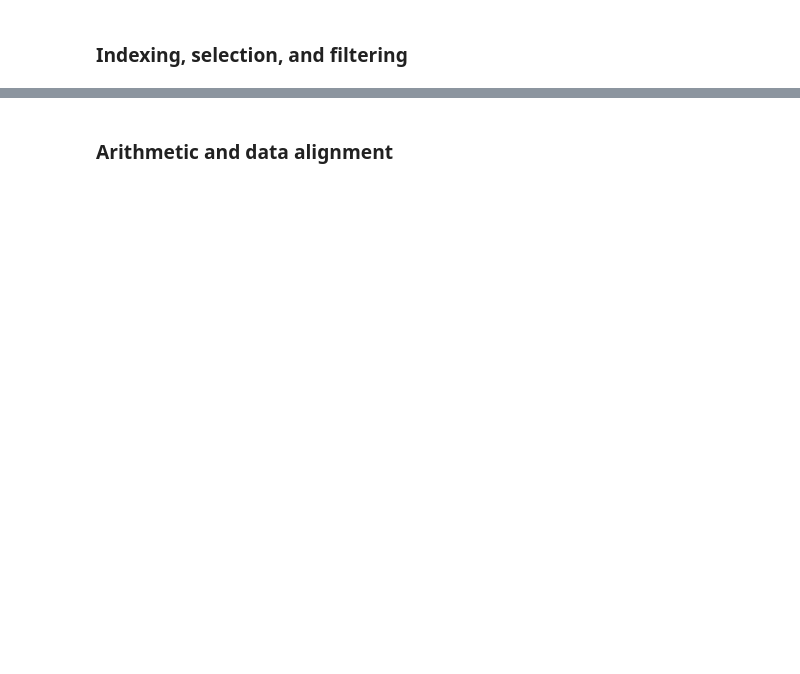
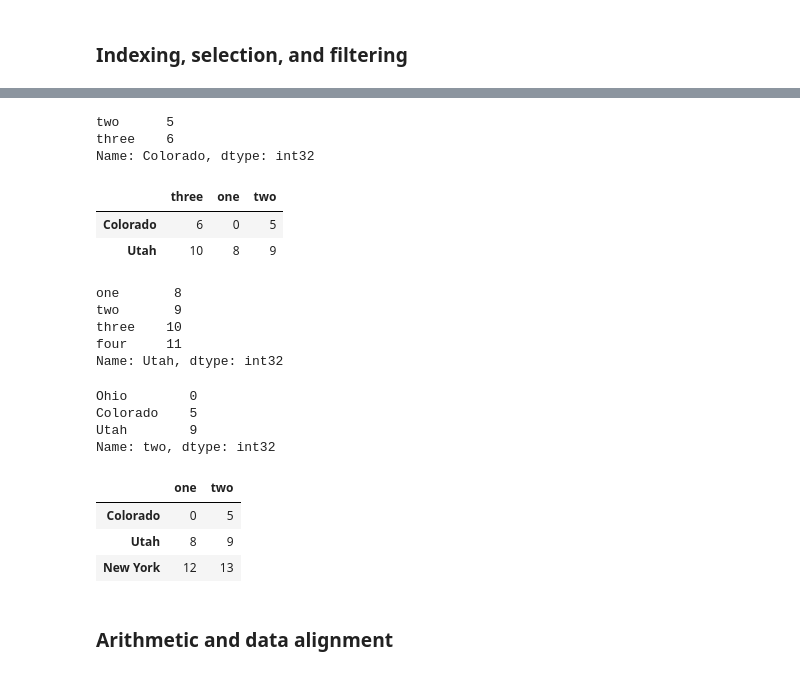
Before and after one commit to ferrerooo/DataScience, a Jupyter notebook: Book_PythonForDataAnalysis/ch05_Pandas.ipynb, the cells around one changed output, grey strips where cells are left out. Drawn from its saved outputs; the diff is of its cells as text; code cells hidden in the pictures; blank space fills up the shorter version.

```diff
--- a/Book_PythonForDataAnalysis/ch05_Pandas.ipynb
+++ b/Book_PythonForDataAnalysis/ch05_Pandas.ipynb
@@ -490,2 +632,6 @@ data
 # %%
-data.ix['Colorado', ['two', 'three']]
+data.loc['Colorado', ['two', 'three']]
+# %% [output]
+two      5
+three    6
+Name: Colorado, dtype: int32
@@ -496,7 +638,31 @@ data.ix[2]
+# %%
+data.loc[['Colorado', 'Utah'], ['three', 'one', 'two']]
+# %% [output]
+|  | three | one | two |
+| Colorado | 6 | 0 | 5 |
+| Utah | 10 | 8 | 9 |
+# %%
+data.loc['Utah']
+# %% [output]
+one       8
+two       9
+three    10
+four     11
+Name: Utah, dtype: int32
 # %%
-data.ix[:'Utah', 'two']
+data.loc[:'Utah', 'two']
+# %% [output]
+Ohio        0
+Colorado    5
+Utah        9
+Name: two, dtype: int32
 # %%
-data.ix[data.three > 5, :3]
+data.loc[data.three > 5, :'two']
+# %% [output]
+|  | one | two |
+| Colorado | 0 | 5 |
+| Utah | 8 | 9 |
+| New York | 12 | 13 |
 # %% [markdown]
 ### Arithmetic and data alignment
 # %%
```
Also changed, not shown: parts of 66 cells of this notebook, 1 other file.
